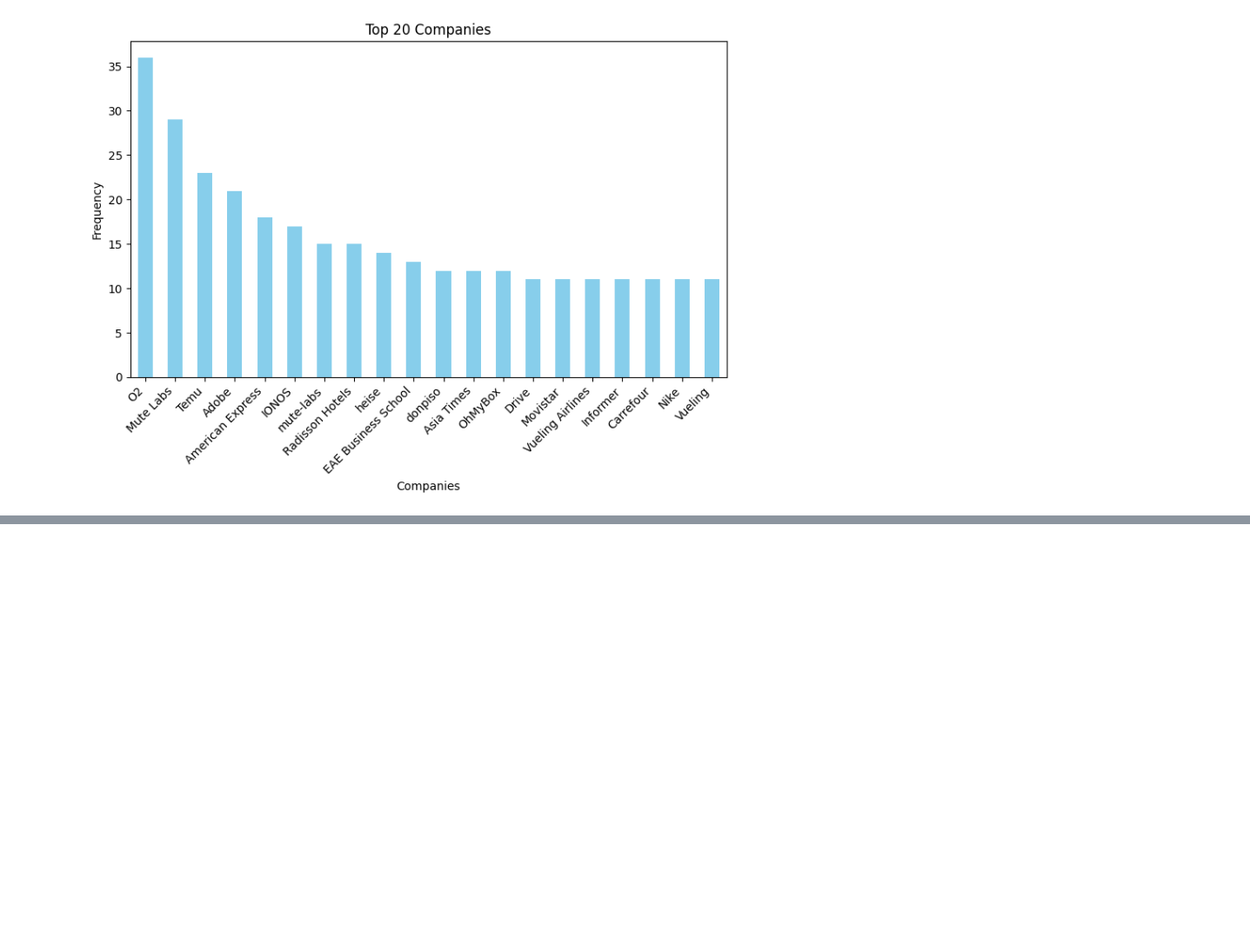
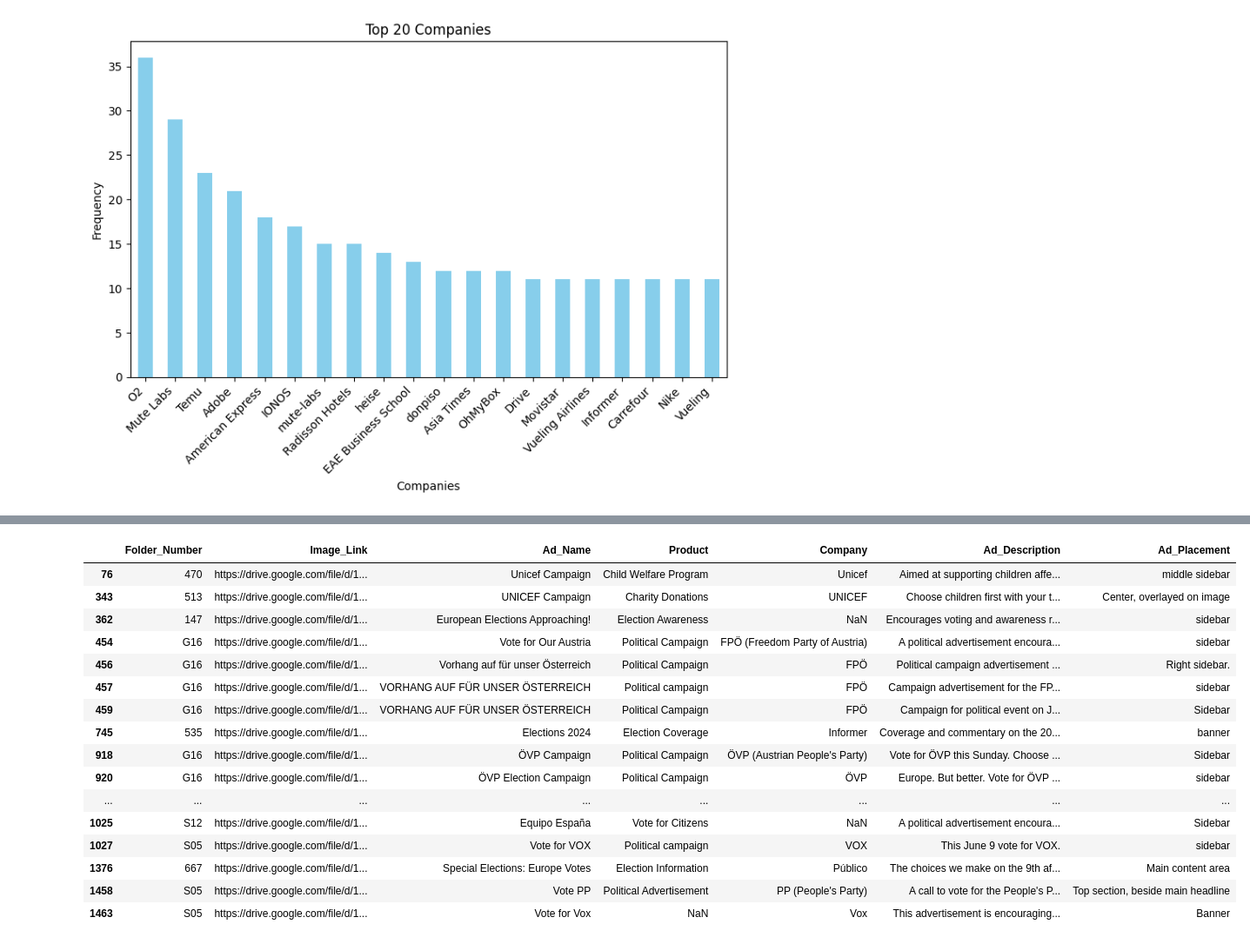
Before and after one commit to NirajKulkarnii/nerd-data-analysis, a Jupyter notebook: notebooks/ads_dataset_statistics.ipynb, the cells around one changed output, grey strips where cells are left out. Shown: that part at 87% size. Saved outputs shown, nothing was run; the diff lists cells and outputs as text; code cells hidden in the pictures; blank space fills up the shorter version.

```diff
--- a/notebooks/ads_dataset_statistics.ipynb
+++ b/notebooks/ads_dataset_statistics.ipynb
@@ -229,0 +307,24 @@ plt.show()
+# %%
+search_strings = ['Vote','elections','political','campaign', 'VORHANG','Equipo España', 'Citizens']
+pattern = '|'.join(search_strings)
+filtered_df = ads_df[ads_df['Ad_Name'].str.contains(pattern, case=False, na=False)]
+# %%
+filtered_df
+# %% [output]
+|  | Folder_Number | Image_Link | Ad_Name | Product | Company | Ad_Description | Ad_Placement |
+| 76 | 470 | https://drive.google.com/file/d/1... | Unicef Campaign | Child Welfare Program | Unicef | Aimed at supporting children affe... | middle sidebar |
+| 343 | 513 | https://drive.google.com/file/d/1... | UNICEF Campaign | Charity Donations | UNICEF | Choose children first with your t... | Center, overlayed on image |
+| 362 | 147 | https://drive.google.com/file/d/1... | European Elections Approaching! | Election Awareness | NaN | Encourages voting and awareness r... | sidebar |
+| 454 | G16 | https://drive.google.com/file/d/1... | Vote for Our Austria | Political Campaign | FPÖ (Freedom Party of Austria) | A political advertisement encoura... | sidebar |
+| 456 | G16 | https://drive.google.com/file/d/1... | Vorhang auf für unser Österreich | Political Campaign | FPÖ | Political campaign advertisement ... | Right sidebar. |
+| 457 | G16 | https://drive.google.com/file/d/1... | VORHANG AUF FÜR UNSER ÖSTERREICH | Political campaign | FPÖ | Campaign advertisement for the FP... | sidebar |
+| 459 | G16 | https://drive.google.com/file/d/1... | VORHANG AUF FÜR UNSER ÖSTERREICH | Political Campaign | FPÖ | Campaign for political event on J... | Sidebar |
+| 745 | 535 | https://drive.google.com/file/d/1... | Elections 2024 | Election Coverage | Informer | Coverage and commentary on the 20... | banner |
+| 918 | G16 | https://drive.google.com/file/d/1... | ÖVP Campaign | Political Campaign | ÖVP (Austrian People's Party) | Vote for ÖVP this Sunday. Choose ... | Sidebar |
+| 920 | G16 | https://drive.google.com/file/d/1... | ÖVP Election Campaign | Political Campaign | ÖVP | Europe. But better. Vote for ÖVP ... | sidebar |
+| ... | ... | ... | ... | ... | ... | ... | ... |
+| 1025 | S12 | https://drive.google.com/file/d/1... | Equipo España | Vote for Citizens | NaN | A political advertisement encoura... | Sidebar |
+| 1027 | S05 | https://drive.google.com/file/d/1... | Vote for VOX | Political campaign | VOX | This June 9 vote for VOX. | sidebar |
+| 1376 | 667 | https://drive.google.com/file/d/1... | Special Elections: Europe Votes | Election Information | Público | The choices we make on the 9th af... | Main content area |
+| 1458 | S05 | https://drive.google.com/file/d/1... | Vote PP | Political Advertisement | PP (People's Party) | A call to vote for the People's P... | Top section, beside main headline |
+| 1463 | S05 | https://drive.google.com/file/d/1... | Vote for Vox | NaN | Vox | This advertisement is encouraging... | Banner |
```
Also changed, not shown: parts of 12 cells of this notebook.
